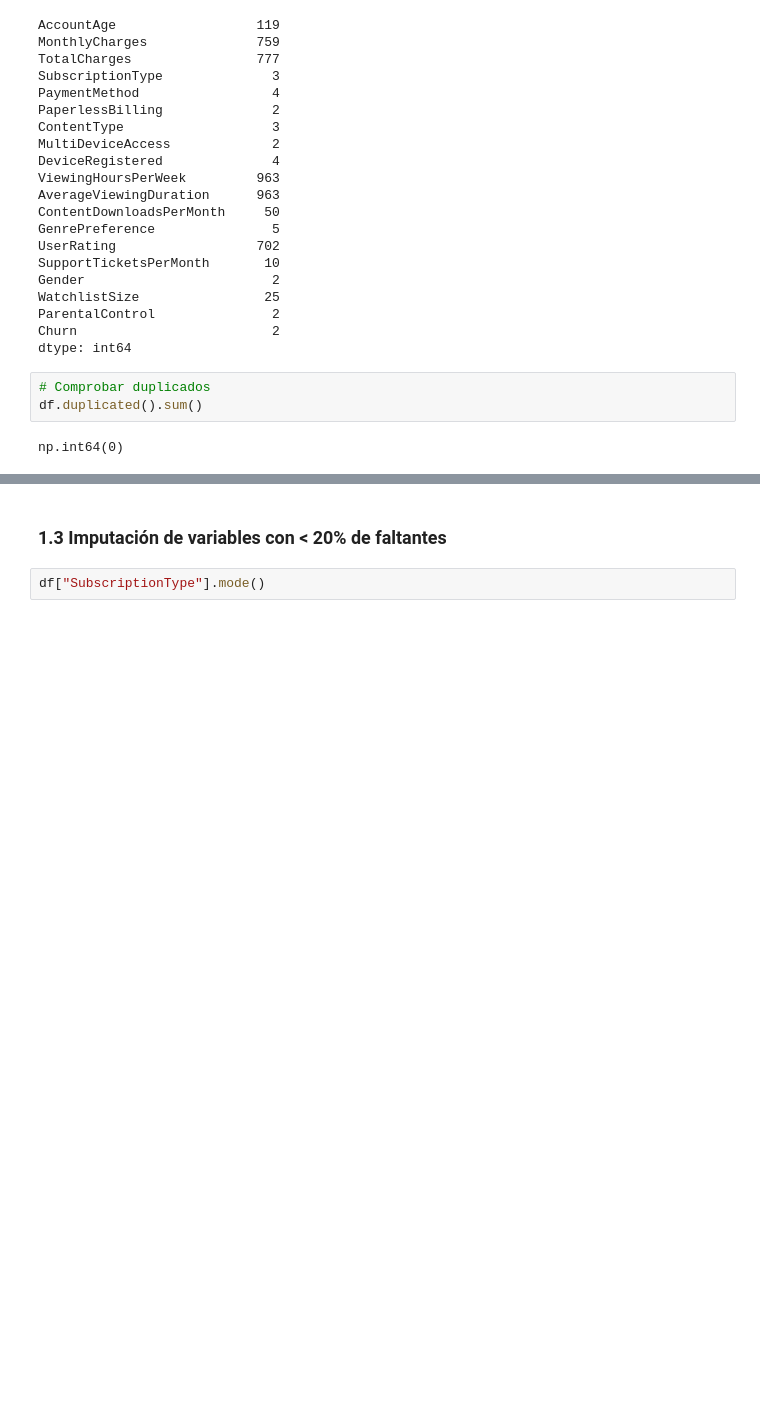
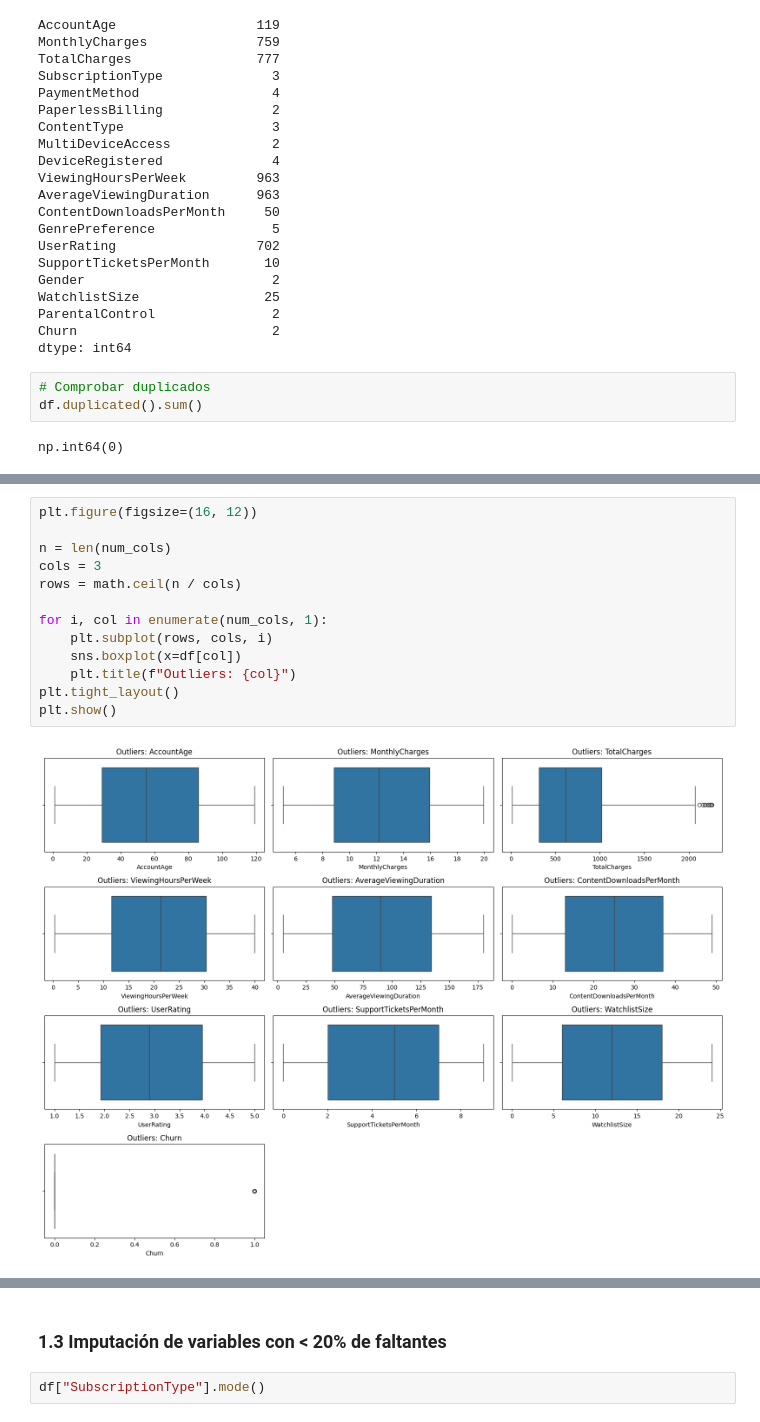
Before and after one commit to Rdorta08/ML_PowerBI, a Jupyter notebook: notebooks/01_Data_Cleaning.ipynb, the cells around one changed output, grey strips where cells are left out. Cells and saved outputs as stored; diff of their text form; blank space fills up the shorter version.

```diff
--- a/notebooks/01_Data_Cleaning.ipynb
+++ b/notebooks/01_Data_Cleaning.ipynb
@@ -214,0 +237,15 @@ np.int64(0)
+# %%
+plt.figure(figsize=(16, 12))
+
+n = len(num_cols)
+cols = 3
+rows = math.ceil(n / cols)
+
+for i, col in enumerate(num_cols, 1):
+    plt.subplot(rows, cols, i)
+    sns.boxplot(x=df[col])
+    plt.title(f"Outliers: {col}")
+plt.tight_layout()
+plt.show()
+# %% [output]
+[figure, added]
```
Also changed, not shown: parts of 7 cells of this notebook, 1 other file.
